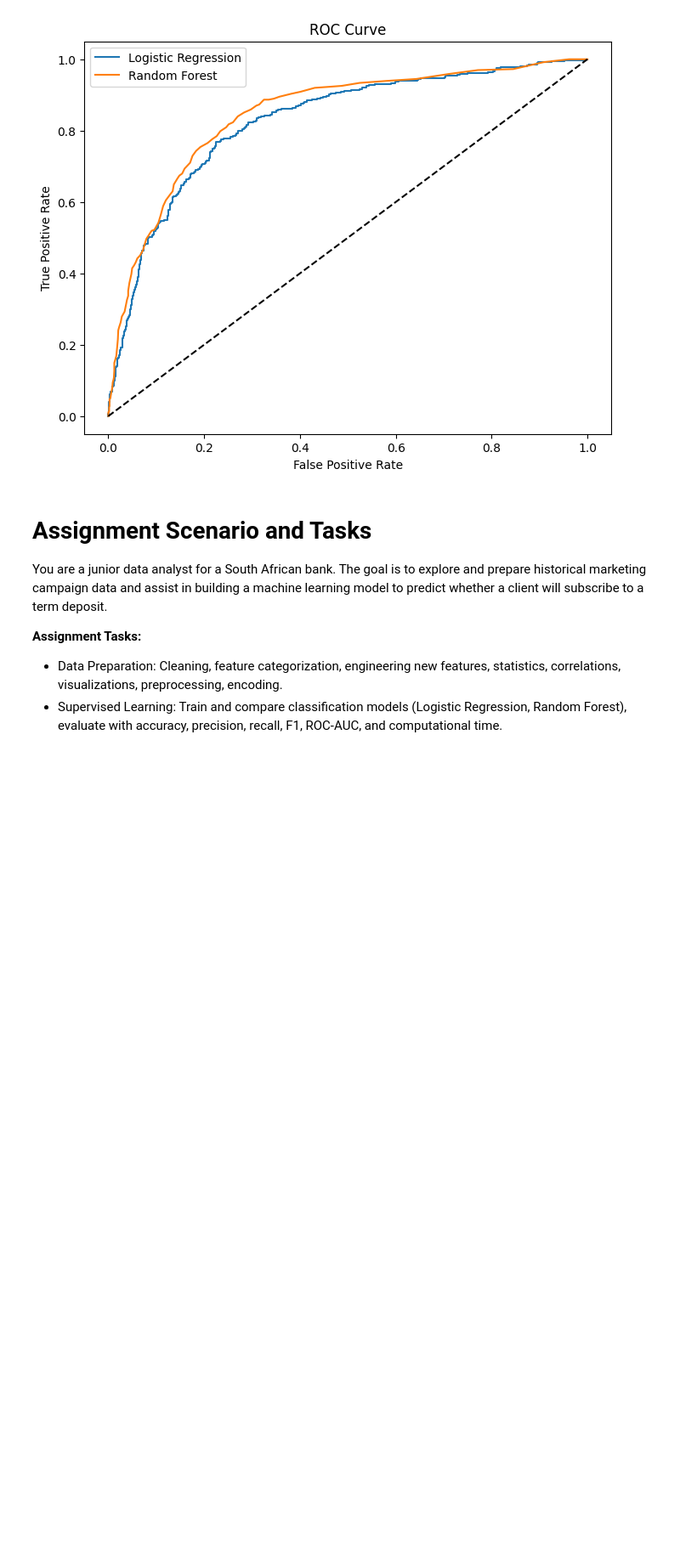
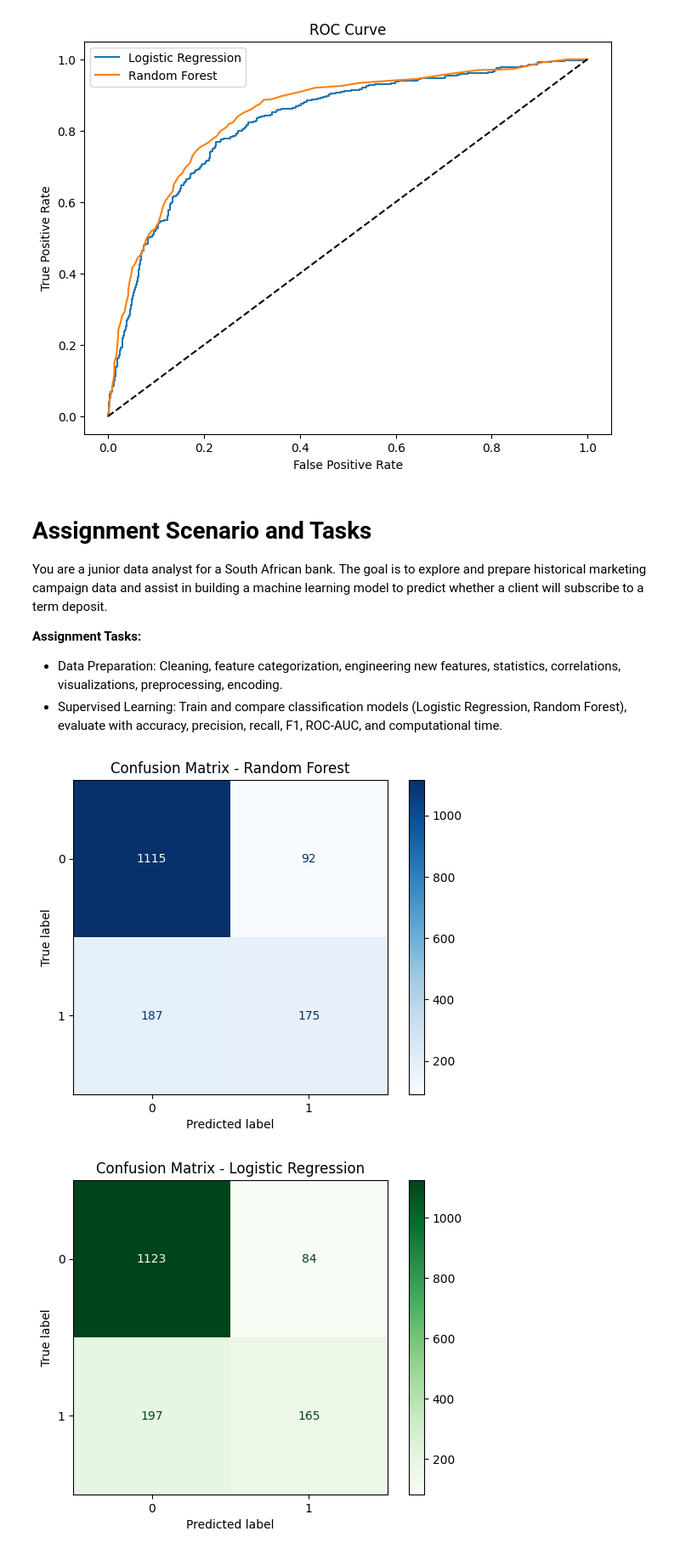
Before and after one commit to SNMaduna/MLSupervised1, a Jupyter notebook: ugransome-machine-learning-python-notebook (1) (2).ipynb, the cells around one changed output. Shown: that part at 85% size. Cells and saved outputs as stored; diff of their text form; code cells hidden in the pictures; blank space fills up the shorter version.

Commit message:
Using codex
Would recomend  That you use this one and remove some features. then add some graphs

```diff
--- a/ugransome-machine-learning-python-notebook (1) (2).ipynb
+++ b/ugransome-machine-learning-python-notebook (1) (2).ipynb
@@ -368,3 +360,49 @@ You are a junior data analyst for a South African bank. The goal is to explore a
 **Assignment Tasks:**
 - Data Preparation: Cleaning, feature categorization, engineering new features, statistics, correlations, visualizations, preprocessing, encoding.
 - Supervised Learning: Train and compare classification models (Logistic Regression, Random Forest), evaluate with accuracy, precision, recall, F1, ROC-AUC, and computational time.
+# %%
+# Confusion Matrix for Random Forest
+from sklearn.metrics import confusion_matrix, ConfusionMatrixDisplay
+cm_rf = confusion_matrix(y_test, rf_pred)
+disp_rf = ConfusionMatrixDisplay(confusion_matrix=cm_rf)
+disp_rf.plot(cmap='Blues')
+plt.title('Confusion Matrix - Random Forest')
+plt.show()
+
+# Confusion Matrix for Logistic Regression
+cm_lr = confusion_matrix(y_test, lr_pred)
+disp_lr = ConfusionMatrixDisplay(confusion_matrix=cm_lr)
+disp_lr.plot(cmap='Greens')
+plt.title('Confusion Matrix - Logistic Regression')
+plt.show()
+
+# Bar graph: Feature importance (Random Forest)
+importances = rf.feature_importances_
+indices = np.argsort(importances)[::-1]
+plt.figure(figsize=(10,6))
+plt.bar([X.columns[i] for i in indices[:10]], importances[indices[:10]], color='purple')
+plt.title('Top 10 Feature Importances - Random Forest')
+plt.xlabel('Feature')
+plt.ylabel('Importance')
+plt.xticks(rotation=45)
+plt.tight_layout()
+plt.show()
+
+# Bar graph: Subscription rate by marital status
+plt.figure(figsize=(8,5))
+sns.barplot(x='marital', y='y', data=df_cleaned, estimator=lambda x: np.mean(x=='yes'))
+plt.title('Subscription Rate by Marital Status')
+plt.ylabel('Proportion Subscribed')
+plt.xlabel('Marital Status')
+plt.show()
+
+# Boxplot: Balance by Age Group
+plt.figure(figsize=(8,5))
+sns.boxplot(x='age_group', y='balance', data=df_cleaned)
+plt.title('Balance Distribution by Age Group')
+plt.xlabel('Age Group')
+plt.ylabel('Balance')
+plt.show()
+# %% [output]
+[figure, added]
+[figure, added]
```
Also changed, not shown: parts of 4 cells of this notebook.
